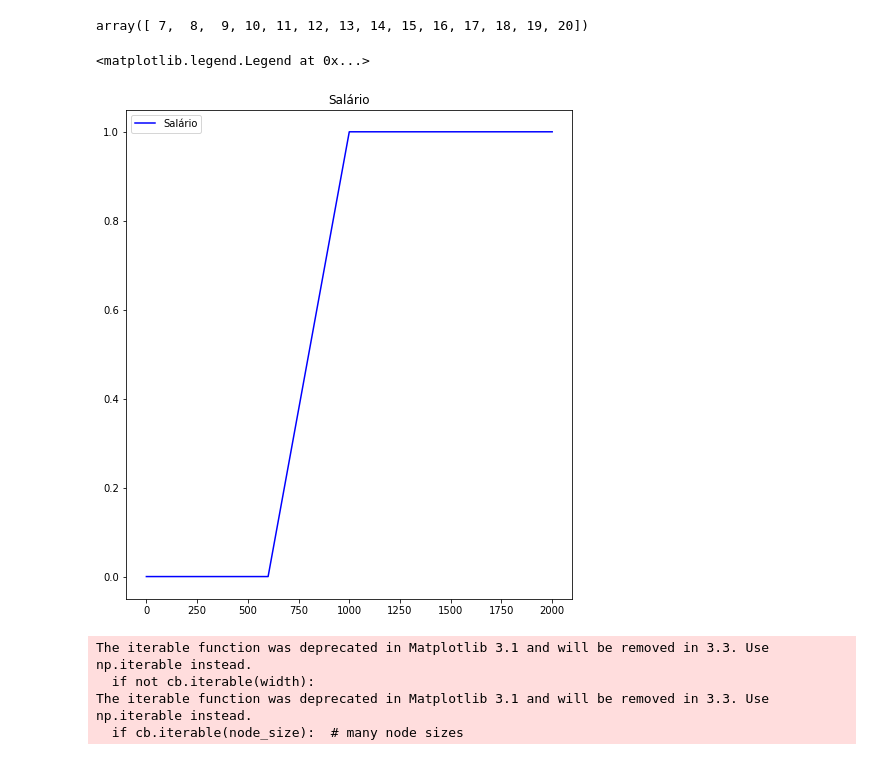
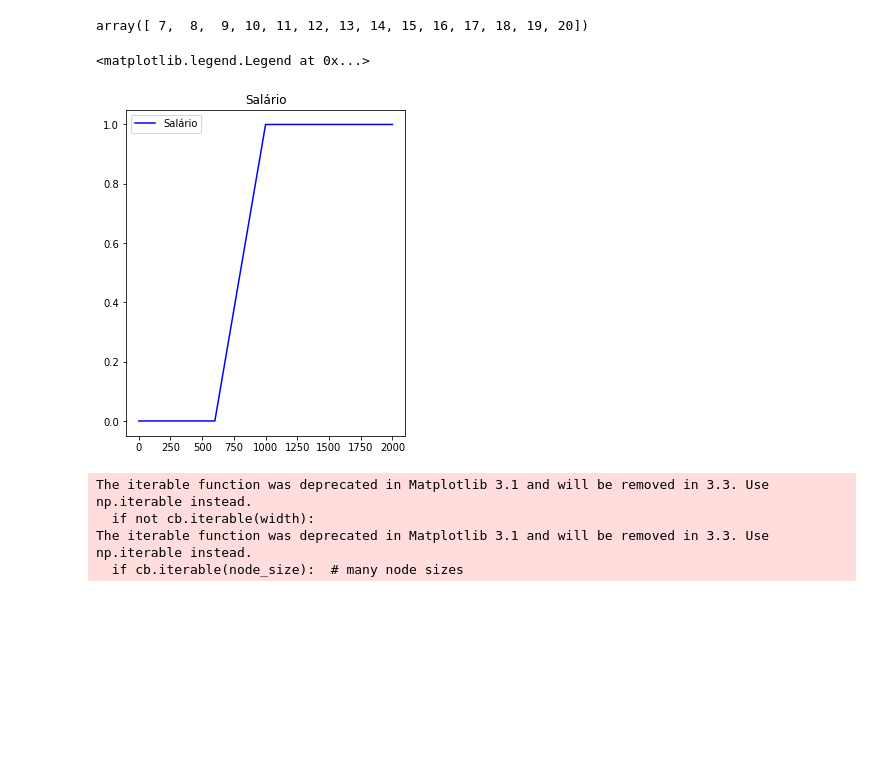
Before and after one commit to ricardomourarpm/Files_SAD2020, a Jupyter notebook: Fuzzy.ipynb, the cells around one changed output. Saved outputs shown, nothing was run; the diff lists cells and outputs as text; code cells hidden in the pictures; blank space fills up the shorter version.

```diff
--- a/Fuzzy.ipynb
+++ b/Fuzzy.ipynb
@@ -166,15 +166,15 @@ array([ 7,  8,  9, 10, 11, 12, 13, 14, 15, 16, 17, 18, 19, 20])
 # %%
 arange2 = np.arange(0,2100,100)
 bom_salario = fuzz.trapmf(arange2,[600,1000,2000,2000])
 
-fig, ax2 = plt.subplots(nrows=1, figsize=(8,9))
+fig, ax2 = plt.subplots(nrows=1, figsize=(5,6))
 
 ax2.plot(arange2, bom_salario, 'b', linewidth=1.5, label='Salário')
 ax2.set_title('Salário')
 ax2.legend()
 # %% [output]
 <matplotlib.legend.Legend at 0x...>
-[figure, old version]
+[figure, new version]
 # %%
 from skfuzzy import control as ctrl
 
```
